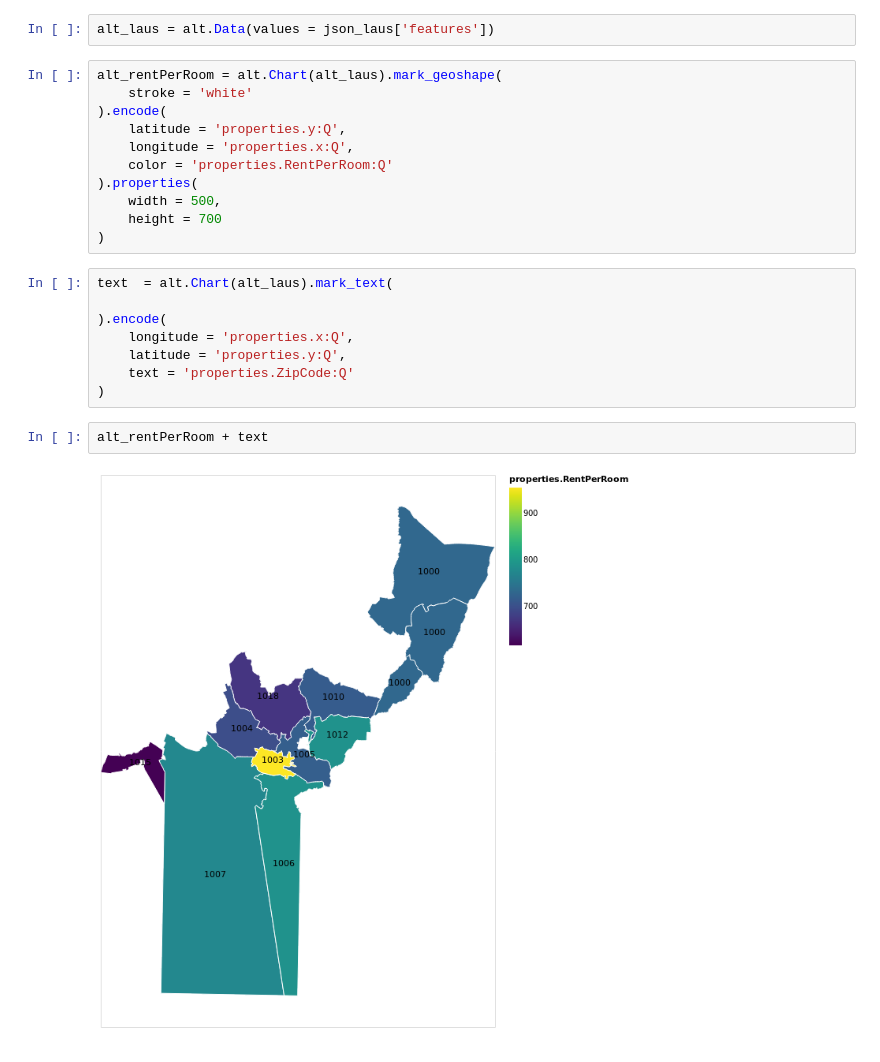
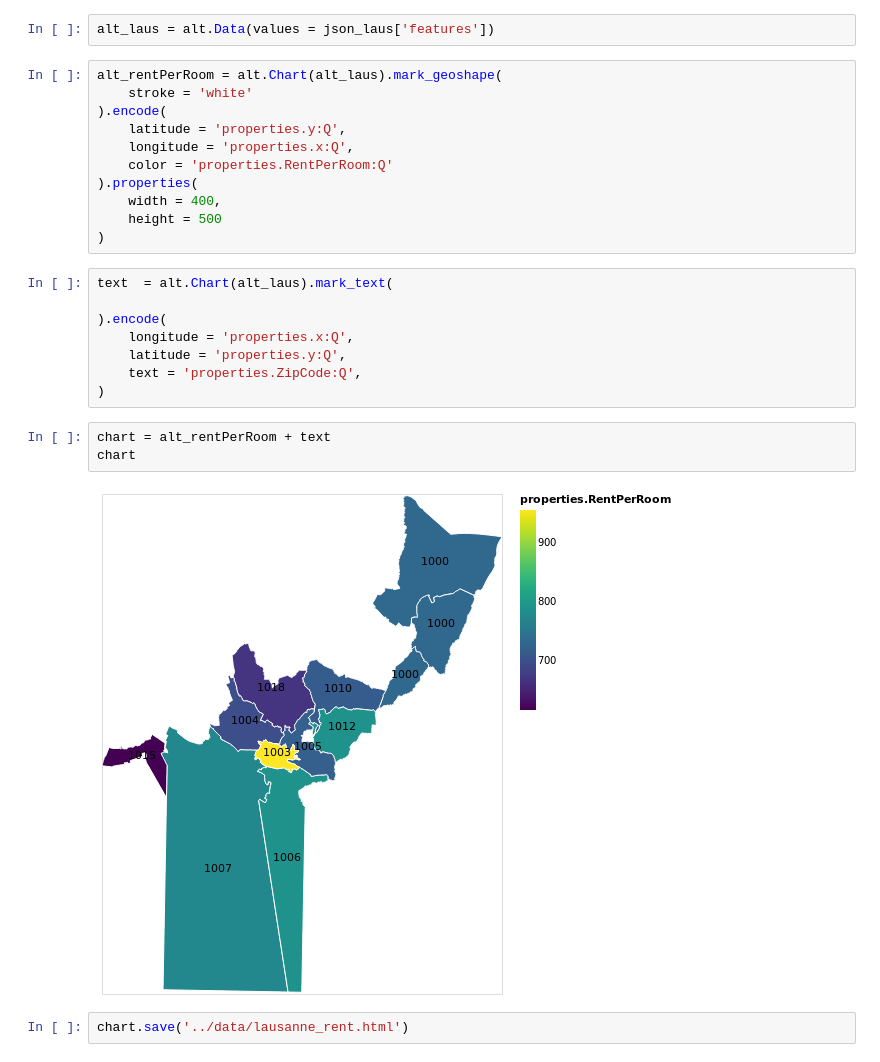
Before and after one commit to hamedrazavi/rental_analysis_switzerland_immoscout24, a Jupyter notebook: src/rental_analysis_lausanne.ipynb, the cells around one changed output. Drawn from its saved outputs; the diff is of its cells as text.

Commit message:
now converted the vega-lite to html

```diff
--- a/src/rental_analysis_lausanne.ipynb
+++ b/src/rental_analysis_lausanne.ipynb
@@ -307,8 +307,8 @@ alt_rentPerRoom = alt.Chart(alt_laus).mark_geoshape(
     longitude = 'properties.x:Q',
     color = 'properties.RentPerRoom:Q'
 ).properties(
-    width = 500,
-    height = 700
+    width = 400,
+    height = 500
 )
 # %%
 text  = alt.Chart(alt_laus).mark_text(
@@ -316,9 +316,12 @@ text  = alt.Chart(alt_laus).mark_text(
 ).encode(
     longitude = 'properties.x:Q',
     latitude = 'properties.y:Q',
-    text = 'properties.ZipCode:Q'
+    text = 'properties.ZipCode:Q',
 )
-# %%
-alt_rentPerRoom + text
-# %% [output]
-[figure, removed]
+# %%
+chart = alt_rentPerRoom + text
+chart
+# %% [output]
+[figure, added]
+# %%
+chart.save('../data/lausanne_rent.html')
```
Also changed, not shown: parts of 2 cells of this notebook, 2 other files.
